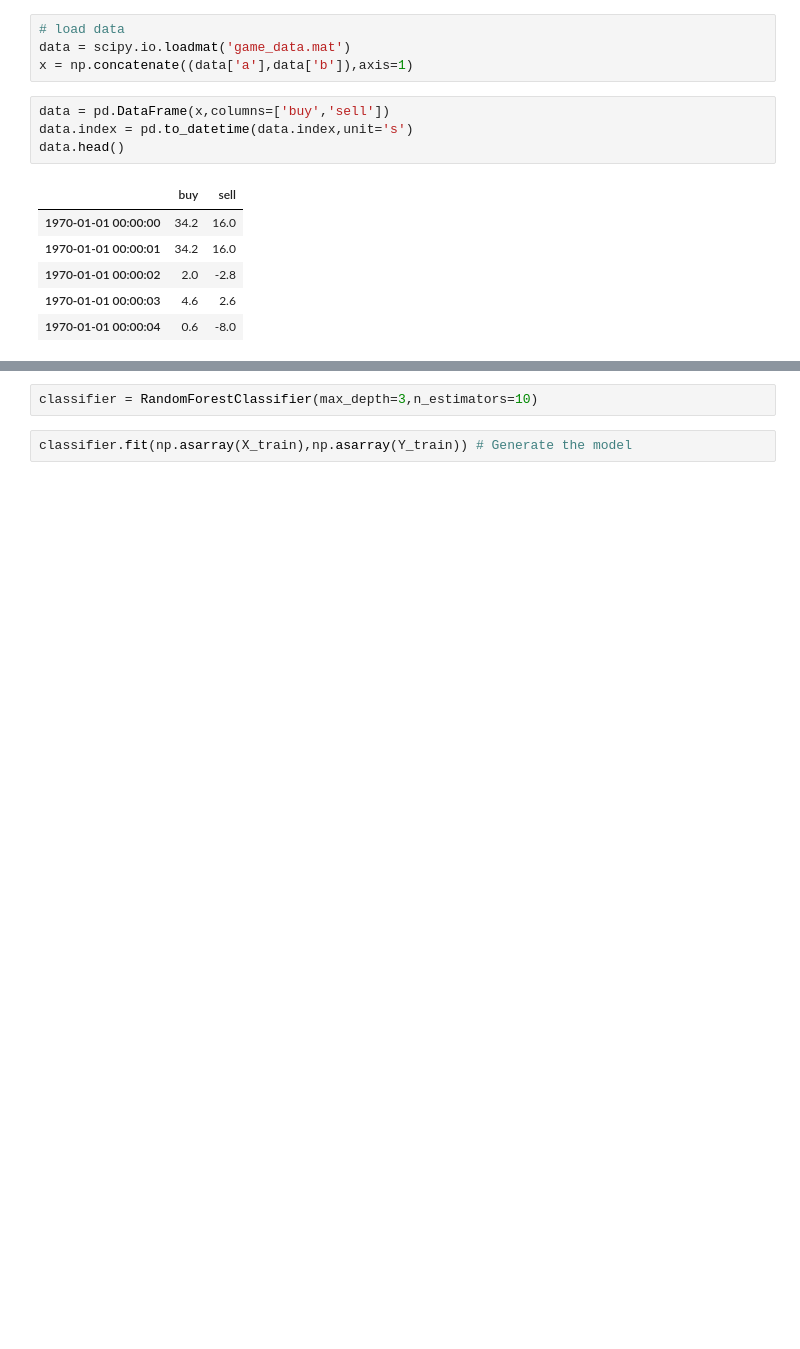
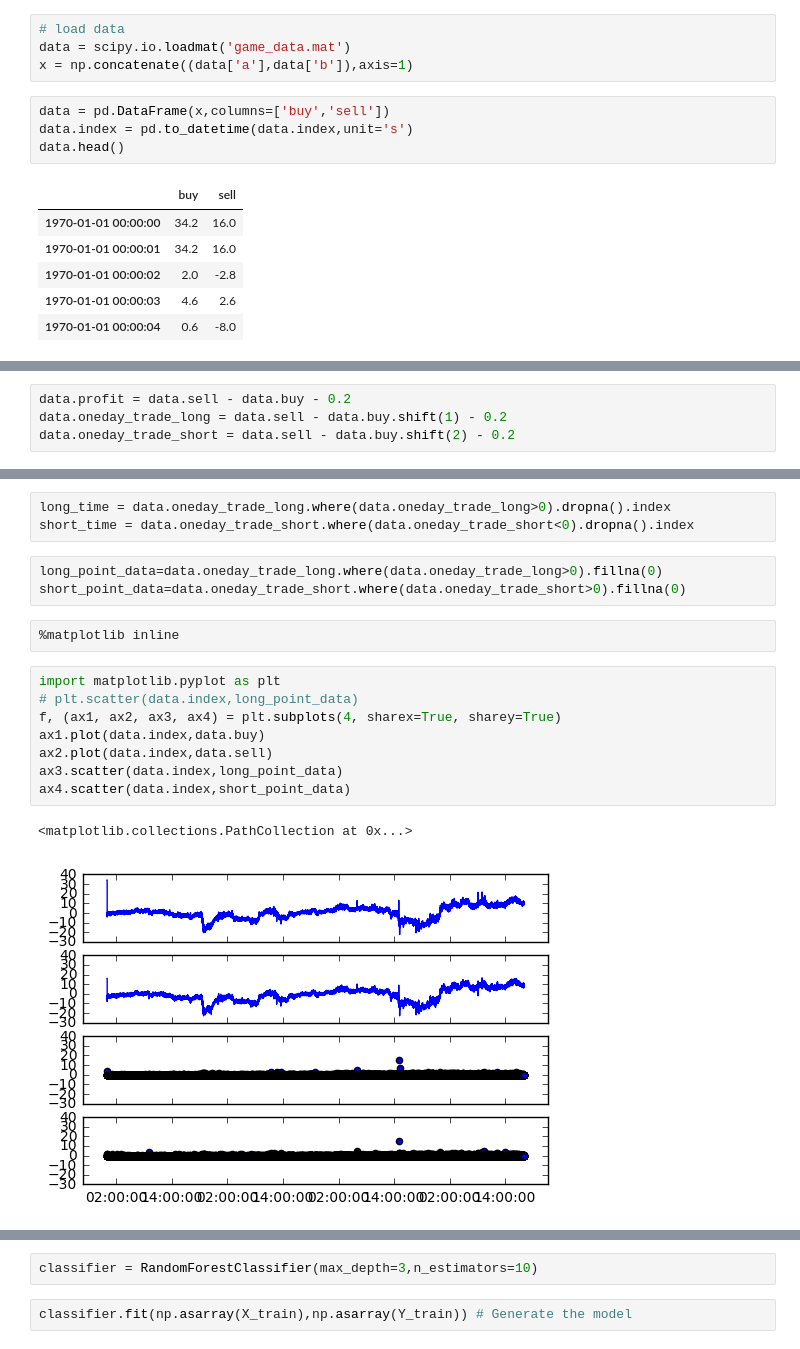
Before and after one commit to stan2133/Algotrade, a Jupyter notebook: RandomForrest.ipynb, the cells around one changed output, grey strips where cells are left out. Drawn from its saved outputs; the diff is of its cells as text; blank space fills up the shorter version.

```diff
--- a/RandomForrest.ipynb
+++ b/RandomForrest.ipynb
@@ -25,0 +24,4 @@ data.profit = data.sell - data.buy - 0.2
+# %%
+data.profit = data.sell - data.buy - 0.2
+data.oneday_trade_long = data.sell - data.buy.shift(1) - 0.2
+data.oneday_trade_short = data.sell - data.buy.shift(2) - 0.2
@@ -26 +66,20 @@ data.profit = data.sell - data.buy - 0.2
+# %%
+long_time = data.oneday_trade_long.where(data.oneday_trade_long>0).dropna().index
+short_time = data.oneday_trade_short.where(data.oneday_trade_short<0).dropna().index
+# %%
+long_point_data=data.oneday_trade_long.where(data.oneday_trade_long>0).fillna(0)
+short_point_data=data.oneday_trade_short.where(data.oneday_trade_short>0).fillna(0)
+# %%
+%matplotlib inline
+# %%
+import matplotlib.pyplot as plt
+# plt.scatter(data.index,long_point_data)
+f, (ax1, ax2, ax3, ax4) = plt.subplots(4, sharex=True, sharey=True)
+ax1.plot(data.index,data.buy)
+ax2.plot(data.index,data.sell)
+ax3.scatter(data.index,long_point_data)
+ax4.scatter(data.index,short_point_data)
+# %% [output]
+<matplotlib.collections.PathCollection at 0x...>
+[figure, added]
 # %%
```
Also changed, not shown: parts of 15 cells of this notebook.
